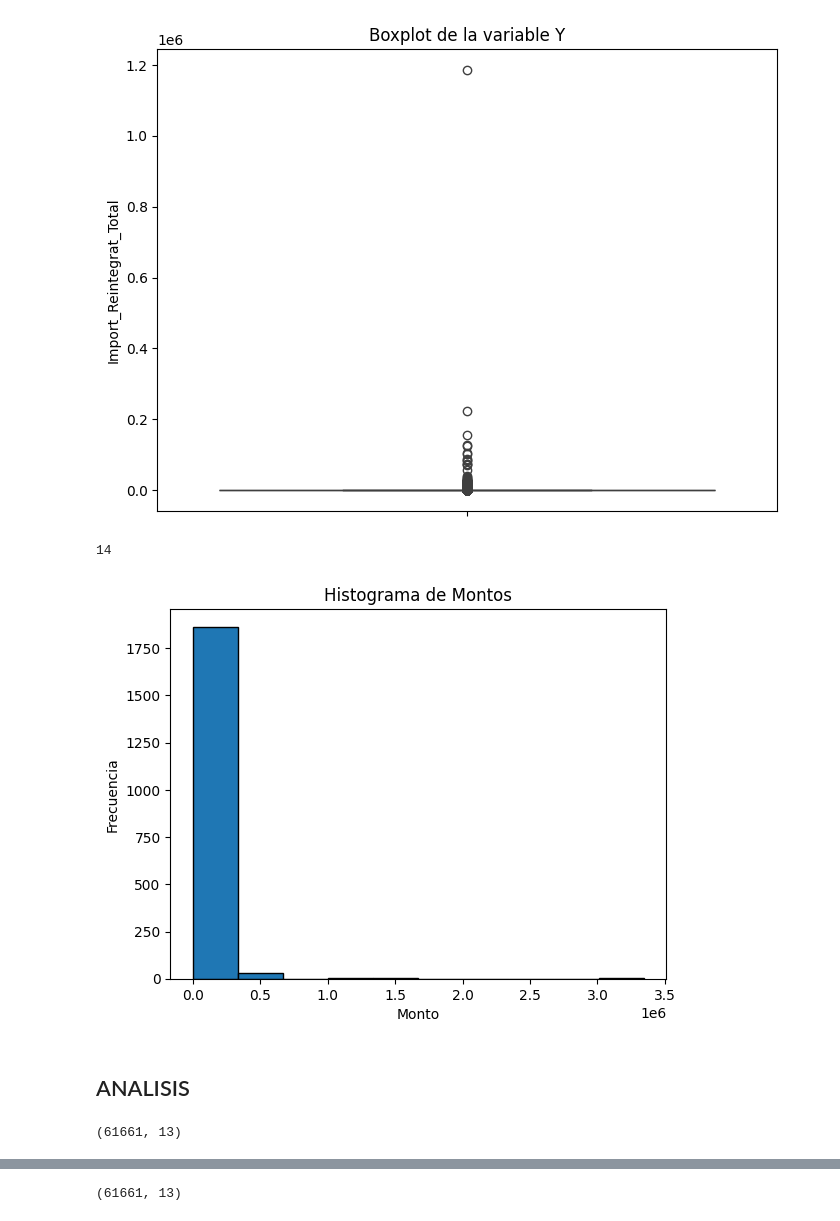
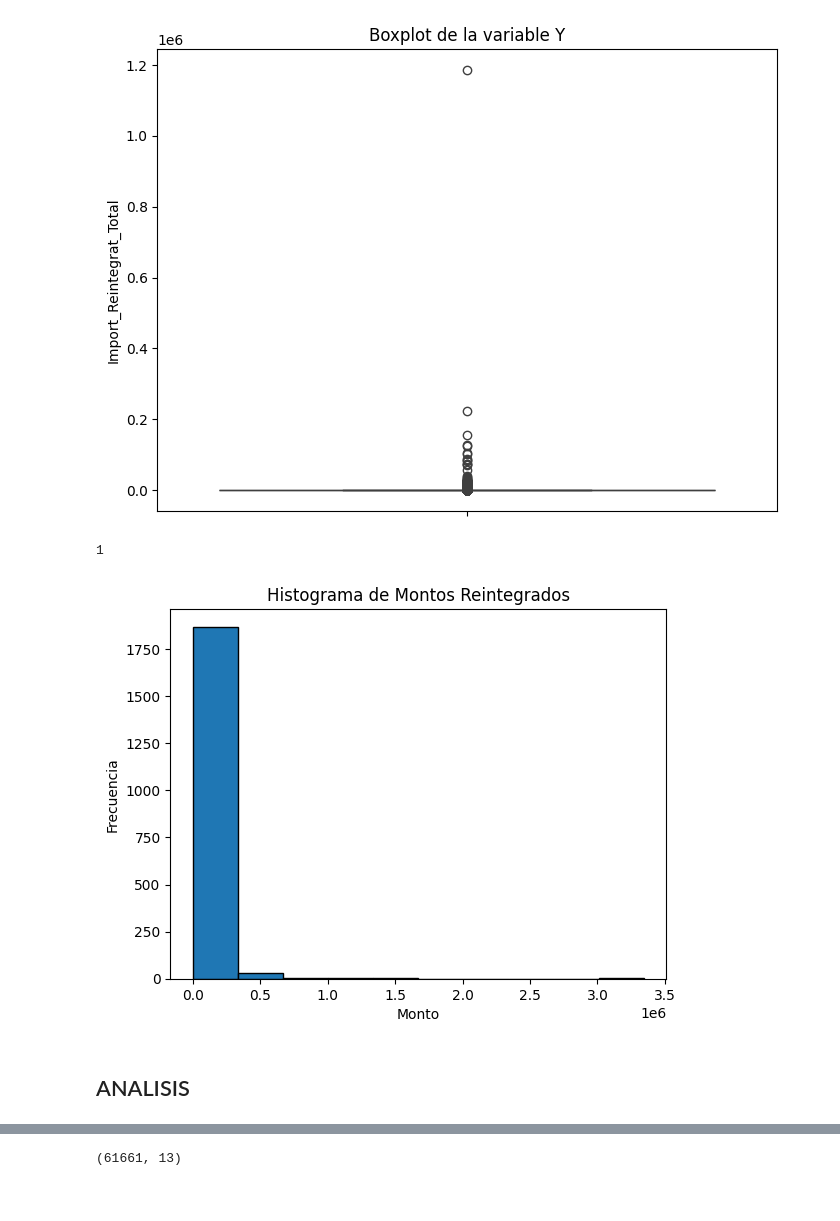
Before and after one commit to haroldavis/proba, a Jupyter notebook: EDA/subvencions.ipynb, the cells around one changed output, grey strips where cells are left out. Cells and saved outputs as stored; diff of their text form; code cells hidden in the pictures.

```diff
--- a/EDA/subvencions.ipynb
+++ b/EDA/subvencions.ipynb
@@ -352,3 +443,8 @@ plt.show()
 df_subvencions['Codi_De_Subvencio'].nunique()
 # %% [output]
 49175
+# %%
+print(df_subvencions['Codi_De_Subvencio'].shape)
+df_subvencions['Codi_De_Subvencio'] = df_subvencions['Codi_De_Subvencio'].apply(lambda x: x.lower())
+df_subvencions['Codi_De_Subvencio'] = df_subvencions['Codi_De_Subvencio'].str.strip()
+print(df_subvencions['Codi_De_Subvencio'].shape)
@@ -396,3 +484,7 @@ df_subvencions[df_subvencions['Codi_De_Subvencio']=='23S00061']
 df_subvencions['Objecte'].nunique()
 # %% [output]
 34016
+# %%
+print(df_subvencions['Objecte'].shape)
+df_subvencions['Objecte'] = df_subvencions['Objecte'].apply(lambda x: x.lower())
+print(df_subvencions['Objecte'].shape)
@@ -443,4 +554,8 @@ df_subvencions['Data_Atorgament'].unique()
 1339
 array(['16.09.2019', '12.09.2019', '04.10.2019', ..., '04.09.2024',
        '12.07.2024', '14.08.2019'], dtype=object)
+# %%
+# Convierto fecha a tipo date time
+df_subvencions['Data_Convocatoria'] = pd.to_datetime(df_subvencions['Data_Convocatoria'], format='%d.%m.%Y', errors='coerce')
+df_subvencions['Data_Atorgament'] = pd.to_datetime(df_subvencions['Data_Atorgament'], format='%d.%m.%Y', errors='coerce')
 # %% [markdown]
@@ -638,25 +755,18 @@ plt.show()
 # %% [output]
 [figure]
 # %%
-print(len(df_subvencions[df_subvencions['Import_Reintegrat_Total']>=50000]))
-df = df_subvencions[(df_subvencions['Import_Reintegrat_Total']!=0)&(df_subvencions['Import_Reintegrat_Total']<50000)]
+print(len(df_subvencions[df_subvencions['Import_Reintegrat_Total']>=1000000]))
+df = df_subvencions[(df_subvencions['Import_Reintegrat_Total']!=0)&(df_subvencions['Import_Reintegrat_Total']<100000)]
 # %% [output]
-14
+1
 # %%
+# Grafico de montos reintegrados
 plt.hist(data=df, x='Import_Total_Projecte',bins=10, edgecolor='black')
-
-# Personalizar el histograma
-plt.title('Histograma de Montos')
+plt.title('Histograma de Montos Reintegrados')
 plt.xlabel('Monto')
 plt.ylabel('Frecuencia')
-
-# Mostrar el gráfico
 plt.show()
 # %% [output]
-[figure, old version]
+[figure, new version]
 # %% [markdown]
 ## ANALISIS
-# %%
-df_subvencions.shape
-# %% [output]
-(61661, 13)
```
Also changed, not shown: parts of 143 cells of this notebook, 2 other files.
